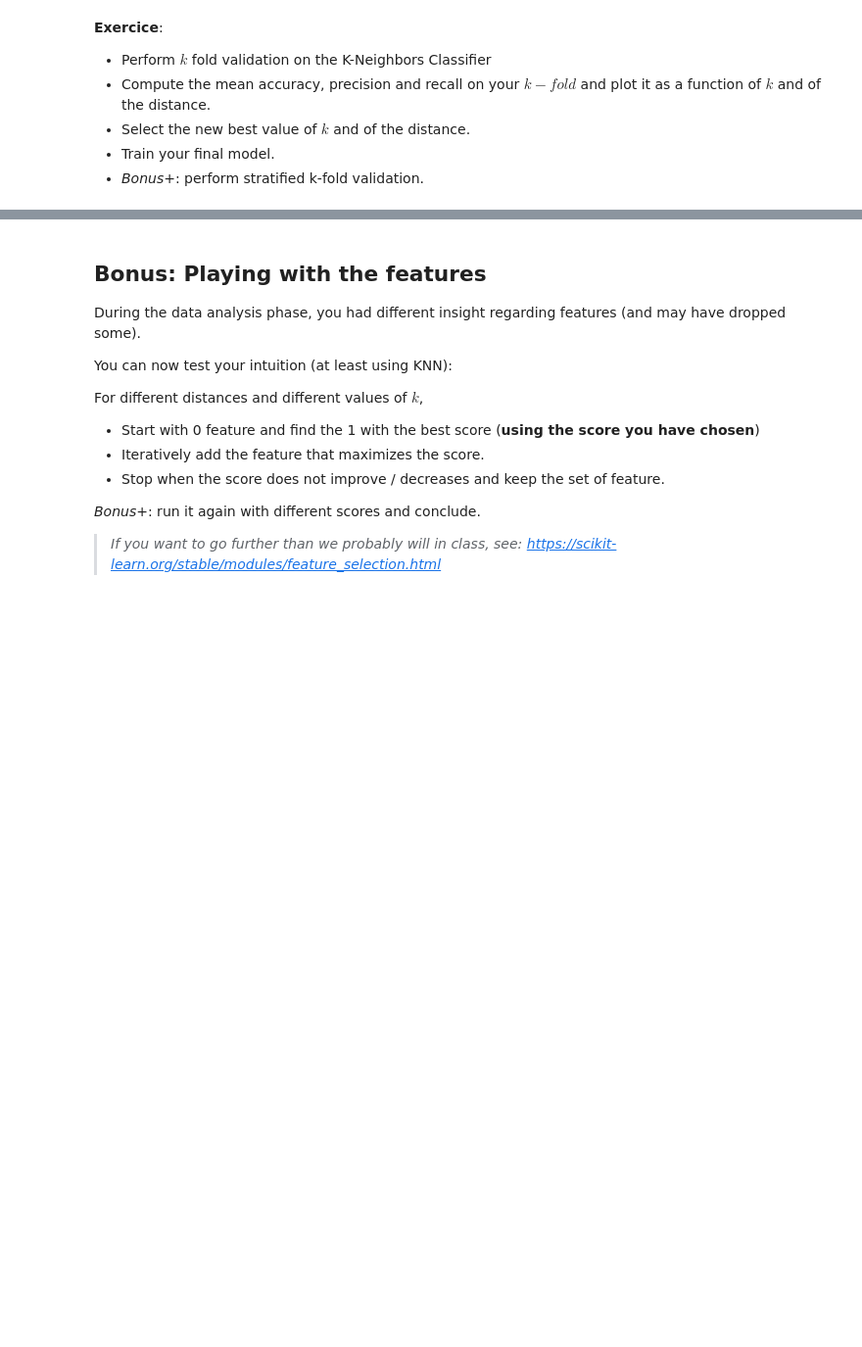
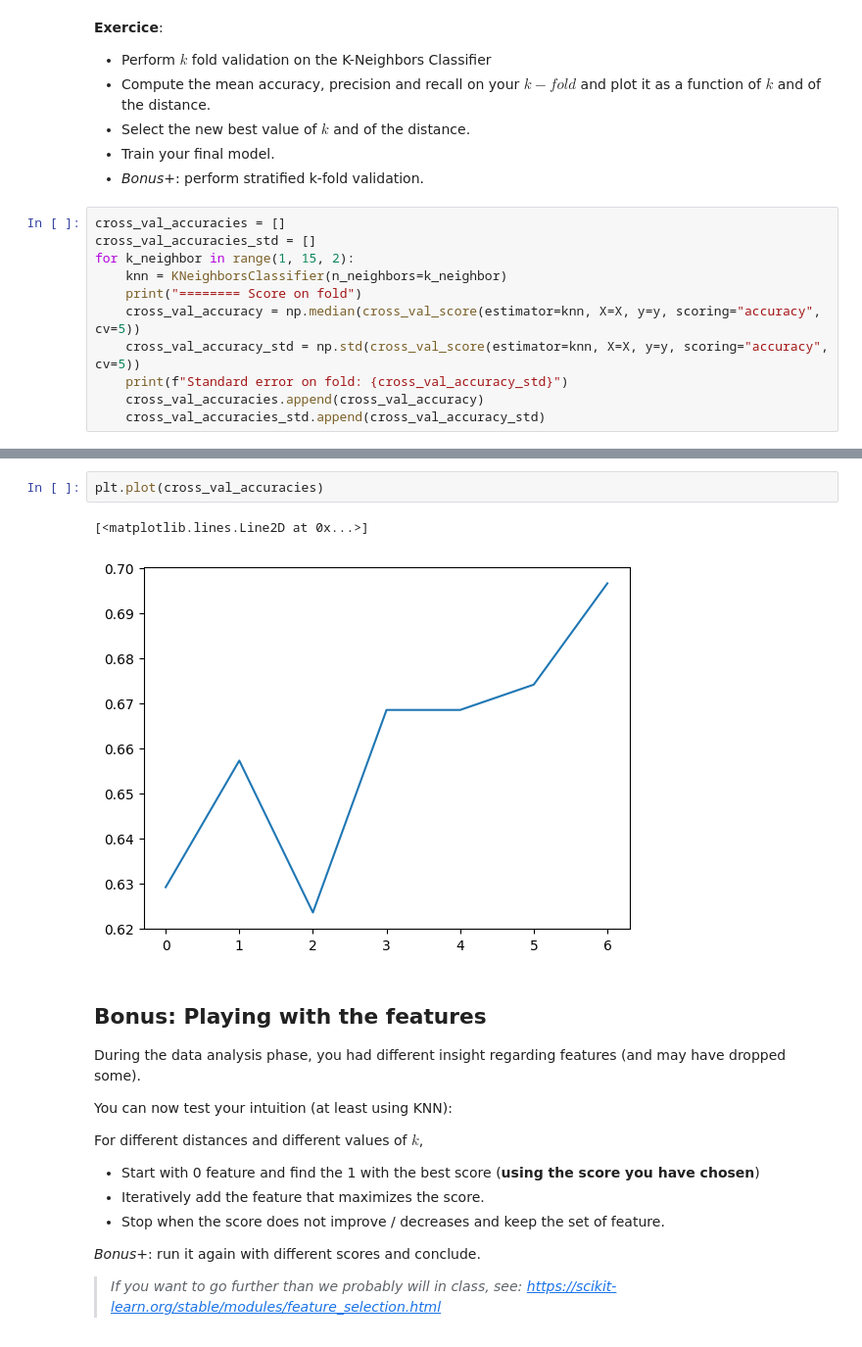
Before and after one commit to SphRbtHyk/miashs_introduction_ml, a Jupyter notebook: lab4/sklearn_knn.ipynb, the cells around one changed output, grey strips where cells are left out. Shown: that part at 98% size. Drawn from its saved outputs; the diff is of its cells as text; blank space fills up the shorter version.

```diff
--- a/lab4/sklearn_knn.ipynb
+++ b/lab4/sklearn_knn.ipynb
@@ -244,3 +285,14 @@ print("========================================")
 - Select the new best value of $k$ and of the distance.
 - Train your final model.
 - *Bonus+*: perform stratified k-fold validation.
+# %%
+cross_val_accuracies = []
+cross_val_accuracies_std = []
+for k_neighbor in range(1, 15, 2):
+    knn = KNeighborsClassifier(n_neighbors=k_neighbor)
+    print("======== Score on fold")
+    cross_val_accuracy = np.median(cross_val_score(estimator=knn, X=X, y=y, scoring="accuracy", cv=5))
+    cross_val_accuracy_std = np.std(cross_val_score(estimator=knn, X=X, y=y, scoring="accuracy", cv=5))
+    print(f"Standard error on fold: {cross_val_accuracy_std}")
+    cross_val_accuracies.append(cross_val_accuracy)
+    cross_val_accuracies_std.append(cross_val_accuracy_std)
@@ -247,3 +314,8 @@ print("========================================")
+# %%
+plt.plot(cross_val_accuracies)
+# %% [output]
+[<matplotlib.lines.Line2D at 0x...>]
+[figure, added]
 # %% [markdown]
 ## Bonus: Playing with the features
 During the data analysis phase, you had different insight regarding features (and may have dropped some).
```
Also changed, not shown: parts of 8 cells of this notebook.
